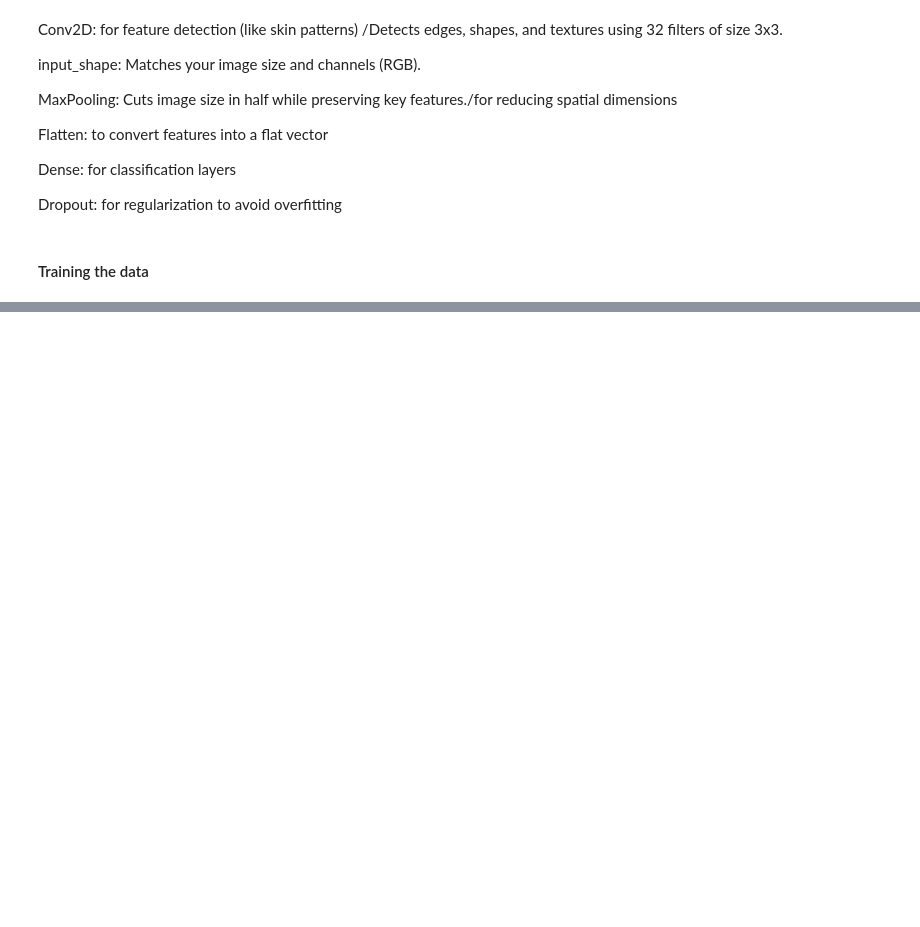
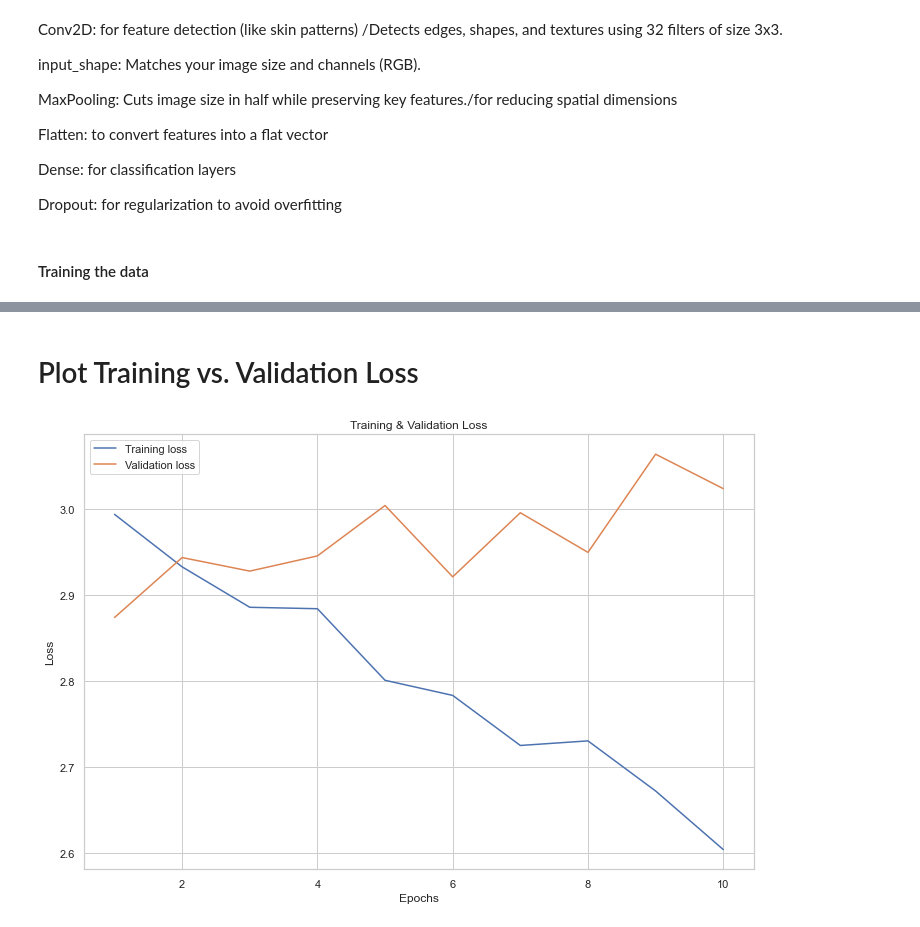
Before and after one commit to ericgiitwa/Skin_Disease_Detection_Project, a Jupyter notebook: Skin_Disease_Detection_Project.ipynb, the cells around one changed output, grey strips where cells are left out. Cells and saved outputs as stored; diff of their text form; code cells hidden in the pictures; blank space fills up the shorter version.

```diff
--- a/Skin_Disease_Detection_Project.ipynb
+++ b/Skin_Disease_Detection_Project.ipynb
@@ -653,0 +749,11 @@ plt.show()
+# %%
+from sklearn.utils import class_weight
+import numpy as np
+
+labels = train_generator.classes
+class_weights = class_weight.compute_class_weight(
+    class_weight='balanced',
+    classes=np.unique(labels),
+    y=labels
+)
+class_weights_dict = dict(enumerate(class_weights))
@@ -675,8 +783,8 @@ model.add(Dropout(0.5))
 model.add(Dense(128, activation='relu'))
 #Learns complex combinations of features for decision-making
 #output layer
-model.add(Dense(20, activation='softmax'))
-#The softmax activation outputs probabilities across 20 skin disease classes—making this perfect for multi-class classification.
+model.add(Dense(19, activation='softmax'))
+#The softmax activation outputs probabilities across 19 skin disease classes—making this perfect for multi-class classification.
 # %% [markdown]
 Conv2D: for feature detection (like skin patterns) /Detects edges, shapes, and textures using 32 filters of size 3x3.
 
@@ -695,14 +803,10 @@ Dropout: for regularization to avoid overfitting
 model.compile(
     optimizer='adam',
     loss='categorical_crossentropy',
-    metrics=['accuracy']
-)
+    metrics=['accuracy'])
 
 
-#### HAVING ISSUES WITH THE FIT FUNCTION FIX IF POSSIBLE!!!
-
-# model.fit(
-#     train_generator,
-#     validation_data=val_generator,
-#     epochs=10
-# )
+baseline_model_val = model.fit(train_generator,
+                               validation_data=val_generator,
+                               epochs=10,
+                               class_weight=class_weights_dict)
@@ -708,0 +838,3 @@ model.compile(
+# %%
+baseline_model_val_dict = baseline_model_val.history
+baseline_model_val_dict.keys()
@@ -708,0 +888,17 @@ model.compile(
+# %% [markdown]
+# Plot Training vs. Validation Loss
+# %%
+loss_values = baseline_model_val_dict['loss']
+val_loss_values = baseline_model_val_dict['val_loss']
+epochs = range(1, len(loss_values) + 1)
+
+fig, ax = plt.subplots(figsize=(12, 8))
+ax.plot(epochs, loss_values, label='Training loss')
+ax.plot(epochs, val_loss_values, label='Validation loss')
+ax.set_title('Training & Validation Loss')
+ax.set_xlabel('Epochs')
+ax.set_ylabel('Loss')
+ax.legend()
+plt.show()
+# %% [output]
+[figure, added]
```
Also changed, not shown: parts of 44 cells of this notebook.
